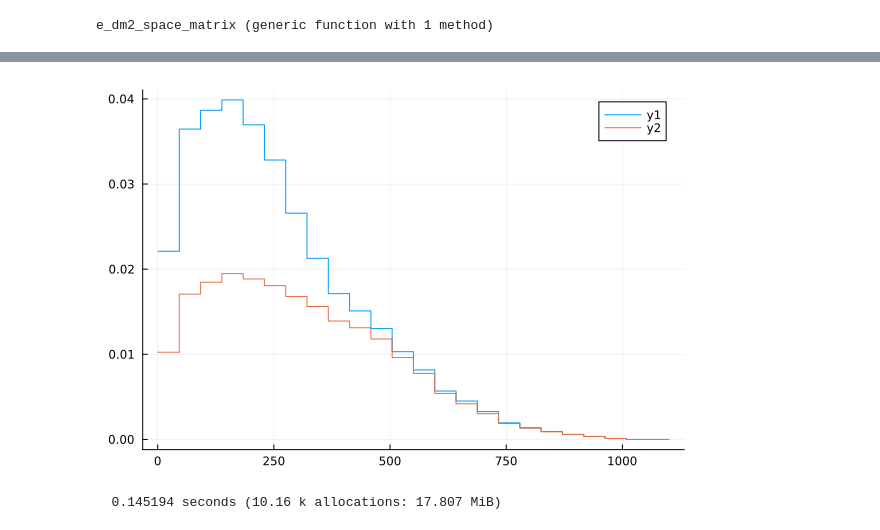
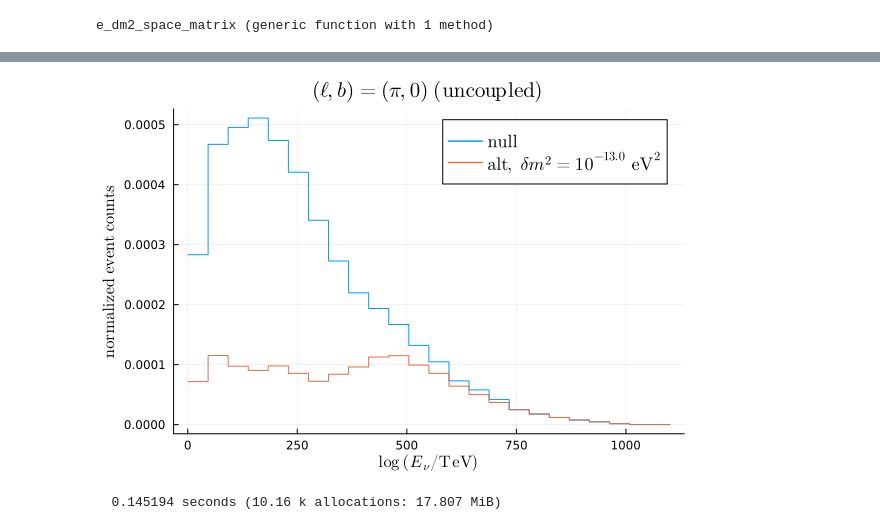
Before and after one commit to mymacd2/pseudo-Dirac-summer-research, a Jupyter notebook: GC_calcs/event_dists_new_alg.ipynb, the cells around one changed output, grey strips where cells are left out. Drawn from its saved outputs; the diff is of its cells as text; code cells hidden in the pictures.

```diff
--- a/GC_calcs/event_dists_new_alg.ipynb
+++ b/GC_calcs/event_dists_new_alg.ipynb
@@ -27,7 +27,7 @@ using BenchmarkTools
 @pyimport healpy as hp
 # %%
 # Getting the simulation with the 1/r^2 weights
-rs_r2, ls_r2, bs_r2, rweights_r2 = read_models("r2weighted_1", "r2weighted_2")
+rs_r2, ls_r2, bs_r2, rweights_r2 = read_models("galnu_GALcase2", get_es=false)
 oneweights_r2 = Weights(ones(length(rweights_r2)))
 ;
 # %%
@@ -252,7 +251,7 @@ function anglesmear_spacedist(res, sim_array)
 
 end
 
-smearedspacedists = anglesmear_spacedist(7, nuweights_r2_fw)
+smearedspacedists = anglesmear_spacedist(0, nuweights_r2_fw)
 
 function smearedspatialstuff(ilmin, ilmax, ibmin, ibmax)
 
@@ -416,13 +436,22 @@ flxnorm = (748 / sum(sum(asedists_null)))
+# %%
+bigmat_alt = e_dm2_space_matrix(newmat, spacedists, 10^(-13.0))
+asedists_alt = allskyedists(bigmat_alt, unbinnedvec, energymat, 10^(-13.0), 21.8, 2.7)
+;
 # %%
 # Sample event dist plot from one spatial bin
 
 plot(
     range(emin, emax, 25),
-    [asedists_null[50, 150] asedists_alt[50, 150]],
-    seriestype=:step
+    [asedists_null[50, 199] asedists_alt[50, 199]],
+    seriestype=:step,
+    xlabel=L"\log~(E_\nu / \mathrm{TeV})",
+    ylabel=L"\textrm{normalized~event~counts}",
+    label=[L"\textrm{null}" L"\textrm{alt},~\delta m^2 = 10^{-13.0}~\mathrm{eV^2}"],
+    title=L"(\ell, b) = (\pi, 0)~(\textrm{uncoupled})",
+    legendfontsize=12
 )
 # %% [output]
-[figure, old version]
+[figure, new version]
 # %%
 function param_optimizer(bigmat_alt, unbinnedvec, energymat, dm2)
 
```
Also changed, not shown: parts of 8 cells of this notebook, 23 other files.
